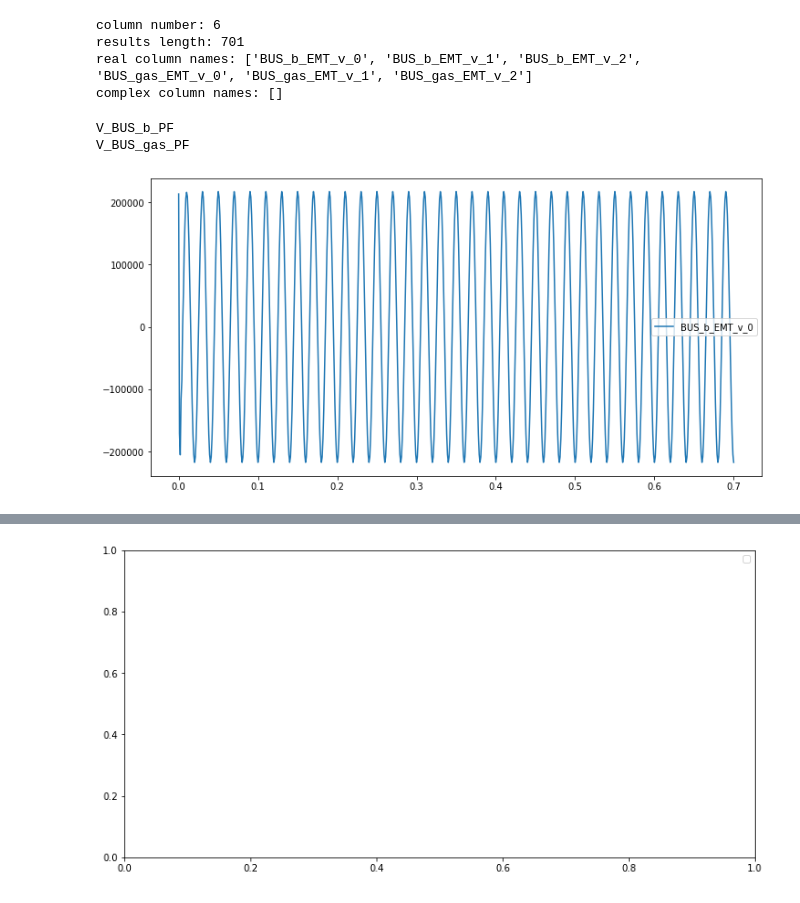
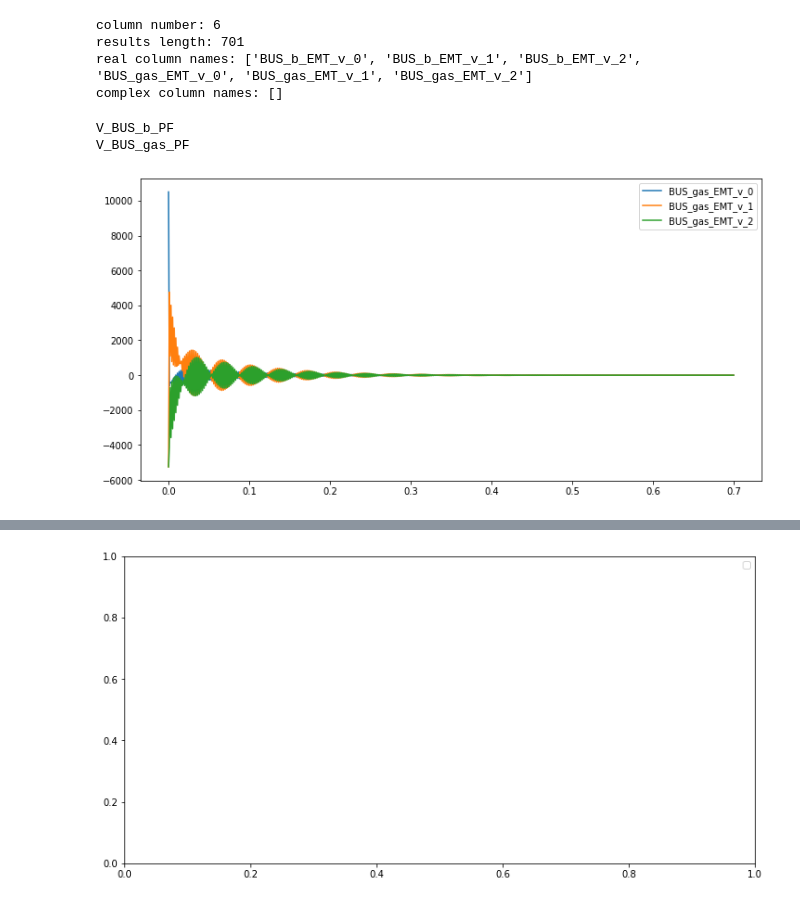
Before and after one commit to ArminTeskeredzic/dpsim, a Jupyter notebook: examples/Notebooks/Circuits/scenario_C_step_A.ipynb, the cells around one changed output, grey strips where cells are left out. Saved outputs shown, nothing was run; the diff lists cells and outputs as text; code cells hidden in the pictures.

```diff
--- a/examples/Notebooks/Circuits/scenario_C_step_A.ipynb
+++ b/examples/Notebooks/Circuits/scenario_C_step_A.ipynb
@@ -55,18 +55,18 @@ complex column names: []
 # %%
 plt.figure(figsize=(12,6))
 for ts_name, ts_obj  in ts_dpsim.items():
         #print(ts_name)
-        if ts_name in ['BUS_b_EMT_v_0','a','a','v2_0','v2_1','v2_2']:
+        if ts_name in ['BUS_gas_EMT_v_0','BUS_gas_EMT_v_1','BUS_gas_EMT_v_2','v2_0','v2_1','v2_2']:
                 plt.plot(ts_obj.time, PEAK1PH_TO_RMS3PH*ts_obj.values, label=ts_name)
 for ts_name, ts_obj  in ts_dpsim_pf.items():
         print(ts_name)
         #plt.plot(ts_obj.time, ts_obj.abs().values, label=ts_name+'_pf', linestyle=':')
 plt.legend()
 plt.show()
 # %% [output]
 V_BUS_b_PF
 V_BUS_gas_PF
-[figure, old version]
+[figure, new version]
 # %%
 plt.figure(figsize=(12,6))
 for ts_name, ts_obj  in ts_dpsim.items():
```
Also changed, not shown: parts of 1 cell of this notebook, 1 other file.
